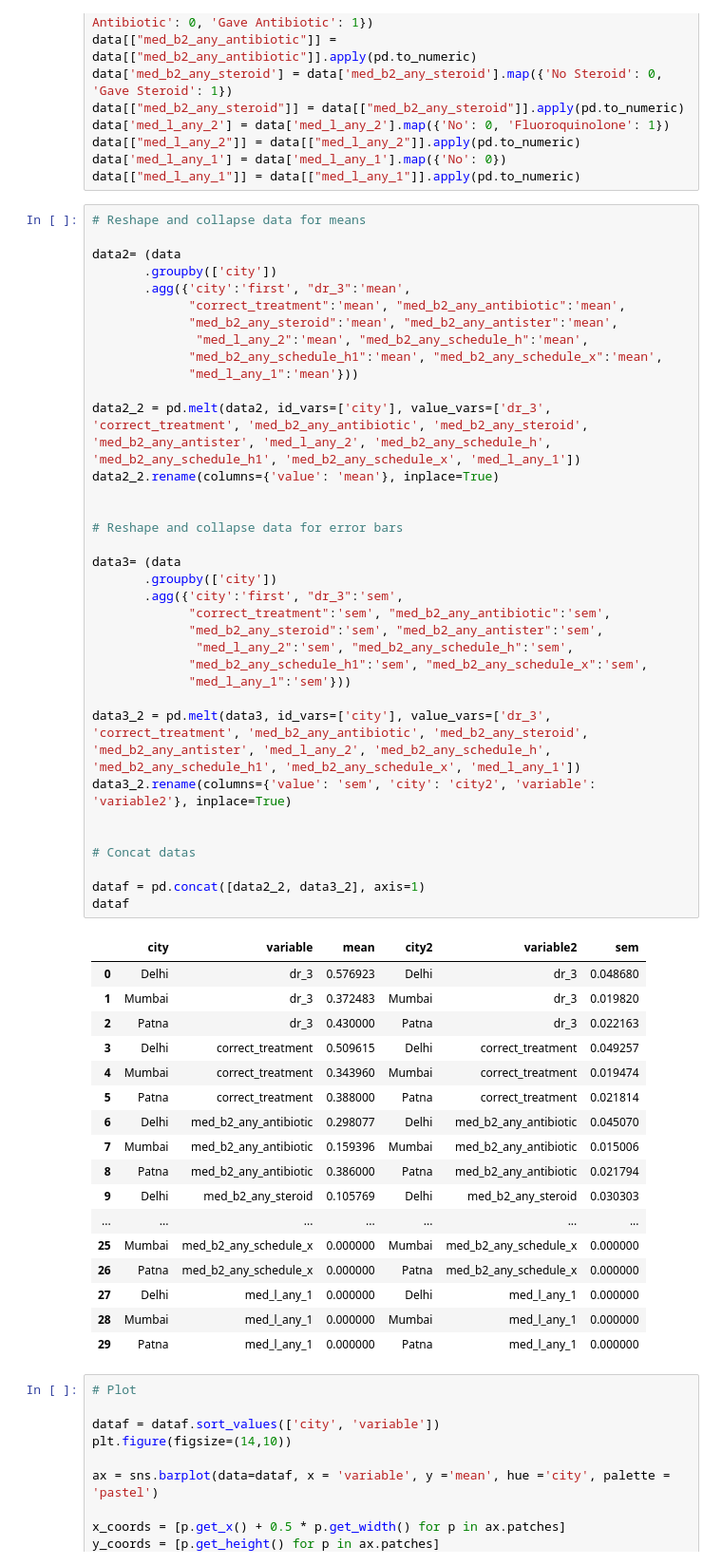
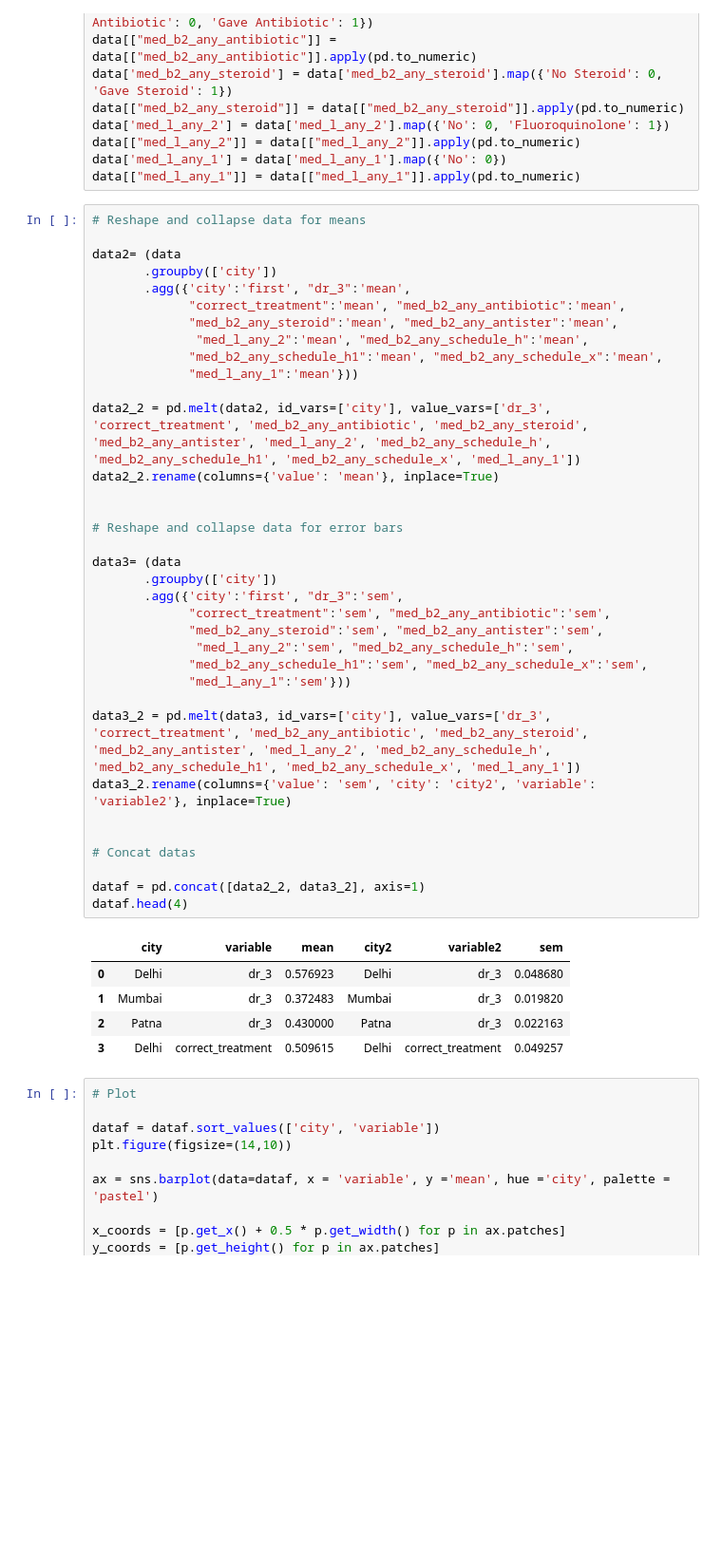
Before and after one commit to d2cml-ai/python_visual_library, a Jupyter notebook: python_notebooks/01_bar.ipynb, the cells around one changed output. Shown: that part at 95% size. Drawn from its saved outputs; the diff is of its cells as text; blank space fills up the shorter version.

```diff
--- a/python_notebooks/01_bar.ipynb
+++ b/python_notebooks/01_bar.ipynb
@@ -580,46 +429,34 @@ data2= (data
              "med_l_any_1":'mean'}))
 
 data2_2 = pd.melt(data2, id_vars=['city'], value_vars=['dr_3', 'correct_treatment', 'med_b2_any_antibiotic', 'med_b2_any_steroid', 'med_b2_any_antister', 'med_l_any_2', 'med_b2_any_schedule_h', 'med_b2_any_schedule_h1', 'med_b2_any_schedule_x', 'med_l_any_1'])
 data2_2.rename(columns={'value': 'mean'}, inplace=True)
 
 
 # Reshape and collapse data for error bars
 
 data3= (data
        .groupby(['city'])
        .agg({'city':'first', "dr_3":'sem',
              "correct_treatment":'sem', "med_b2_any_antibiotic":'sem',
              "med_b2_any_steroid":'sem', "med_b2_any_antister":'sem',
               "med_l_any_2":'sem', "med_b2_any_schedule_h":'sem',
              "med_b2_any_schedule_h1":'sem', "med_b2_any_schedule_x":'sem',
              "med_l_any_1":'sem'}))
 
 data3_2 = pd.melt(data3, id_vars=['city'], value_vars=['dr_3', 'correct_treatment', 'med_b2_any_antibiotic', 'med_b2_any_steroid', 'med_b2_any_antister', 'med_l_any_2', 'med_b2_any_schedule_h', 'med_b2_any_schedule_h1', 'med_b2_any_schedule_x', 'med_l_any_1'])
 data3_2.rename(columns={'value': 'sem', 'city': 'city2', 'variable': 'variable2'}, inplace=True)
 
 
 # Concat datas
 
 dataf = pd.concat([data2_2, data3_2], axis=1)
-dataf
+dataf.head(4)
 # %% [output]
 |  | city | variable | mean | city2 | variable2 | sem |
 | 0 | Delhi | dr_3 | 0.576923 | Delhi | dr_3 | 0.048680 |
 | 1 | Mumbai | dr_3 | 0.372483 | Mumbai | dr_3 | 0.019820 |
 | 2 | Patna | dr_3 | 0.430000 | Patna | dr_3 | 0.022163 |
 | 3 | Delhi | correct_treatment | 0.509615 | Delhi | correct_treatment | 0.049257 |
-| 4 | Mumbai | correct_treatment | 0.343960 | Mumbai | correct_treatment | 0.019474 |
-| 5 | Patna | correct_treatment | 0.388000 | Patna | correct_treatment | 0.021814 |
-| 6 | Delhi | med_b2_any_antibiotic | 0.298077 | Delhi | med_b2_any_antibiotic | 0.045070 |
-| 7 | Mumbai | med_b2_any_antibiotic | 0.159396 | Mumbai | med_b2_any_antibiotic | 0.015006 |
-| 8 | Patna | med_b2_any_antibiotic | 0.386000 | Patna | med_b2_any_antibiotic | 0.021794 |
-| 9 | Delhi | med_b2_any_steroid | 0.105769 | Delhi | med_b2_any_steroid | 0.030303 |
-| ... | ... | ... | ... | ... | ... | ... |
-| 25 | Mumbai | med_b2_any_schedule_x | 0.000000 | Mumbai | med_b2_any_schedule_x | 0.000000 |
-| 26 | Patna | med_b2_any_schedule_x | 0.000000 | Patna | med_b2_any_schedule_x | 0.000000 |
-| 27 | Delhi | med_l_any_1 | 0.000000 | Delhi | med_l_any_1 | 0.000000 |
-| 28 | Mumbai | med_l_any_1 | 0.000000 | Mumbai | med_l_any_1 | 0.000000 |
-| 29 | Patna | med_l_any_1 | 0.000000 | Patna | med_l_any_1 | 0.000000 |
 # %%
 # Plot
 
```
Also changed, not shown: parts of 15 cells of this notebook, 6 other files.
